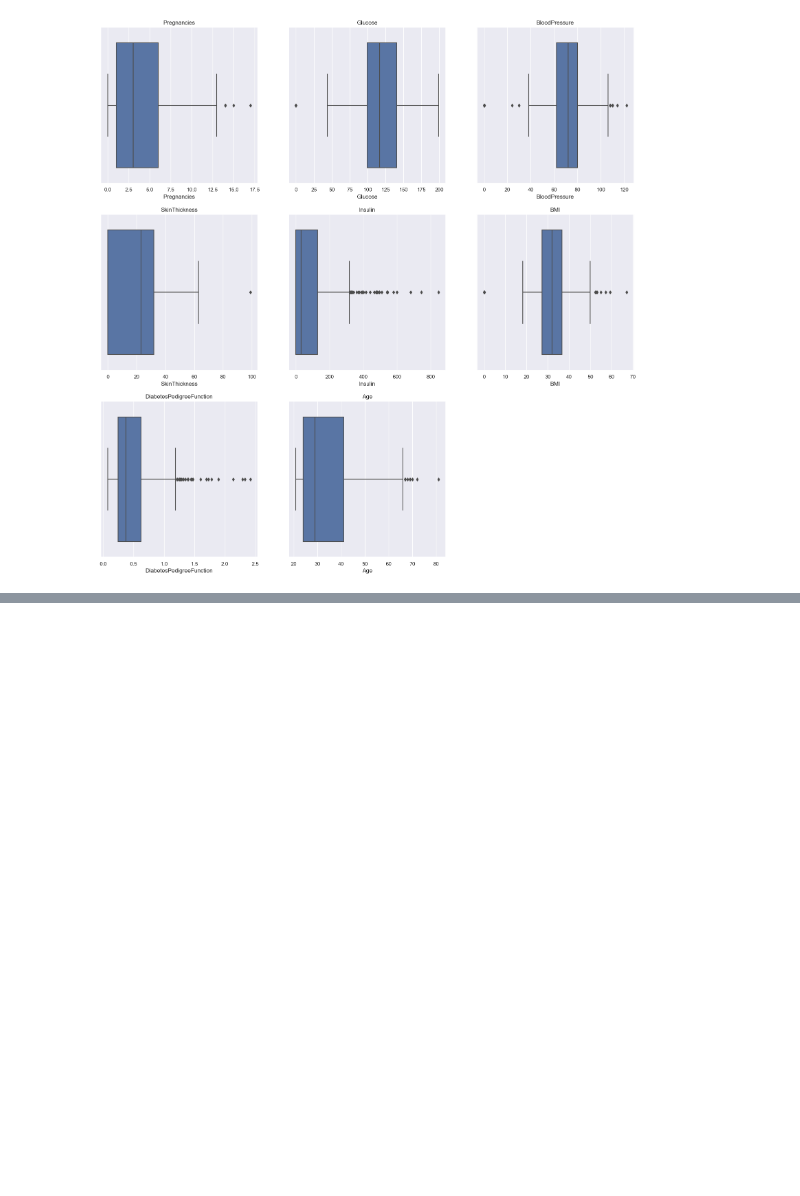
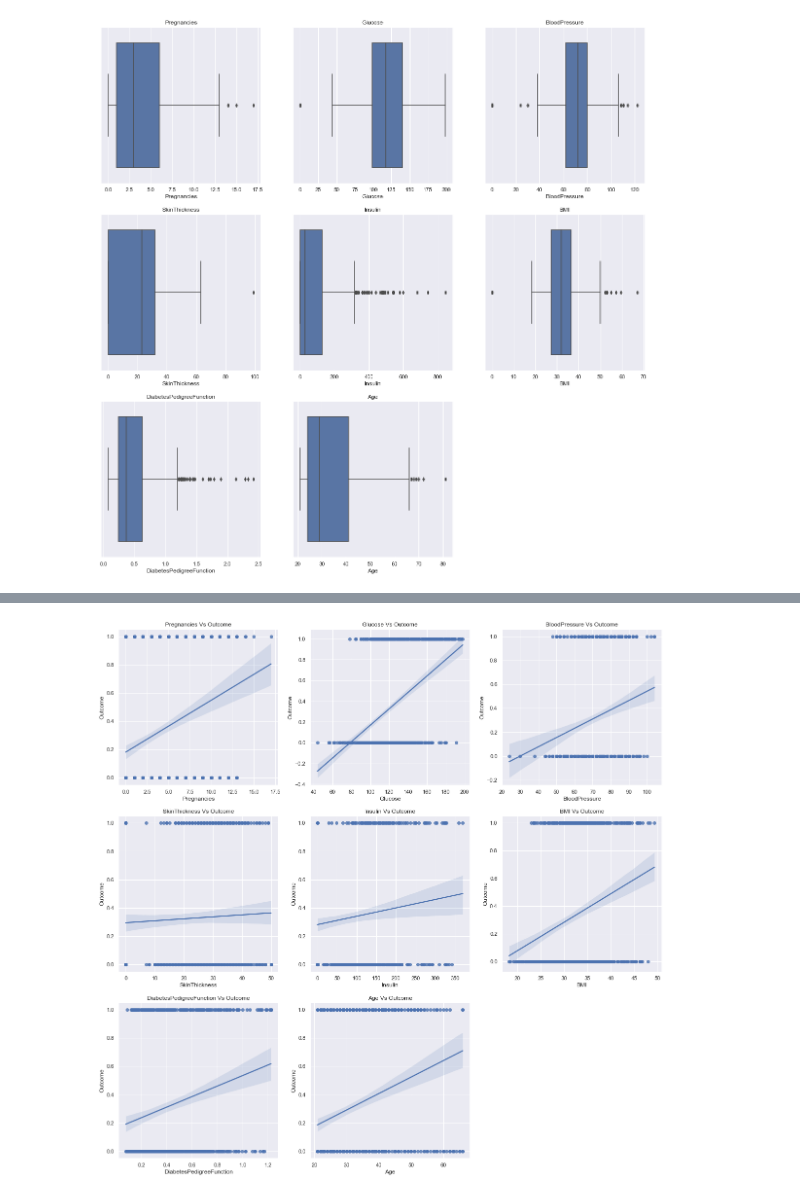
Before and after one commit to LoyumM/Diabetes-classification-with-deployment, a Jupyter notebook: Logsistic regression.ipynb, the cells around one changed output, grey strips where cells are left out. Drawn from its saved outputs; the diff is of its cells as text; code cells hidden in the pictures; blank space fills up the shorter version.

```diff
--- a/Logsistic regression.ipynb
+++ b/Logsistic regression.ipynb
@@ -139,0 +151,11 @@ for tups in enumerate(independent_feature):
+# %%
+plt.figure(figsize=(20,20))
+for tups in enumerate(independent_feature):
+    plt.subplot(3, 3, tups[0]+1)
+    sns.set(rc={'figure.figsize':(8,10)})
+    sns.regplot(x=df[tups[1]], y=df['Outcome'])
+    plt.xlabel(tups[1])
+    plt.ylabel("Outcome")
+    plt.title("{} Vs Outcome".format(tups[1]))
+# %% [output]
+[figure, added]
```
Also changed, not shown: parts of 26 cells of this notebook.
